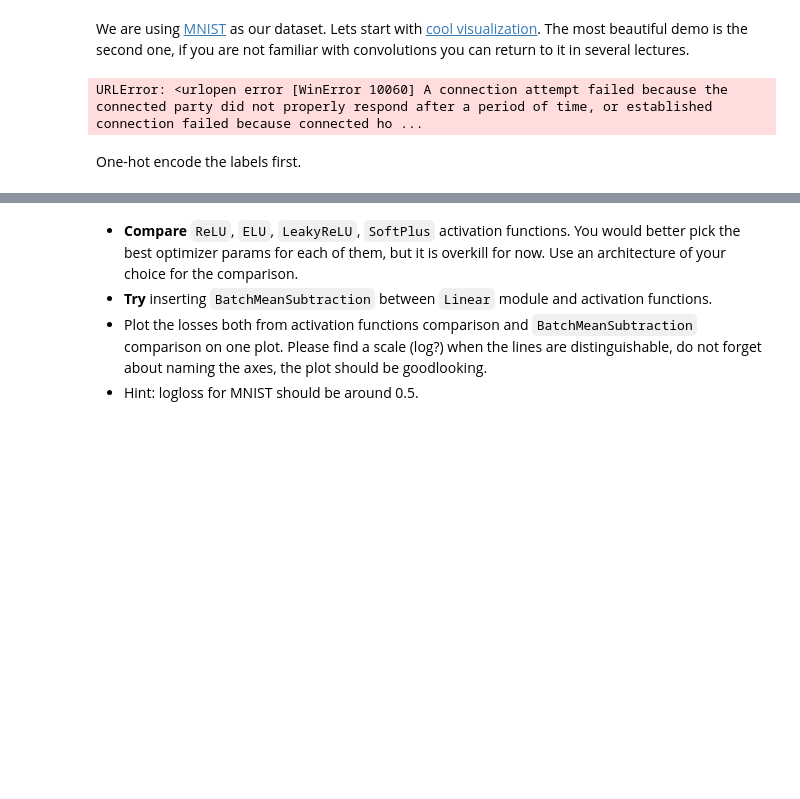
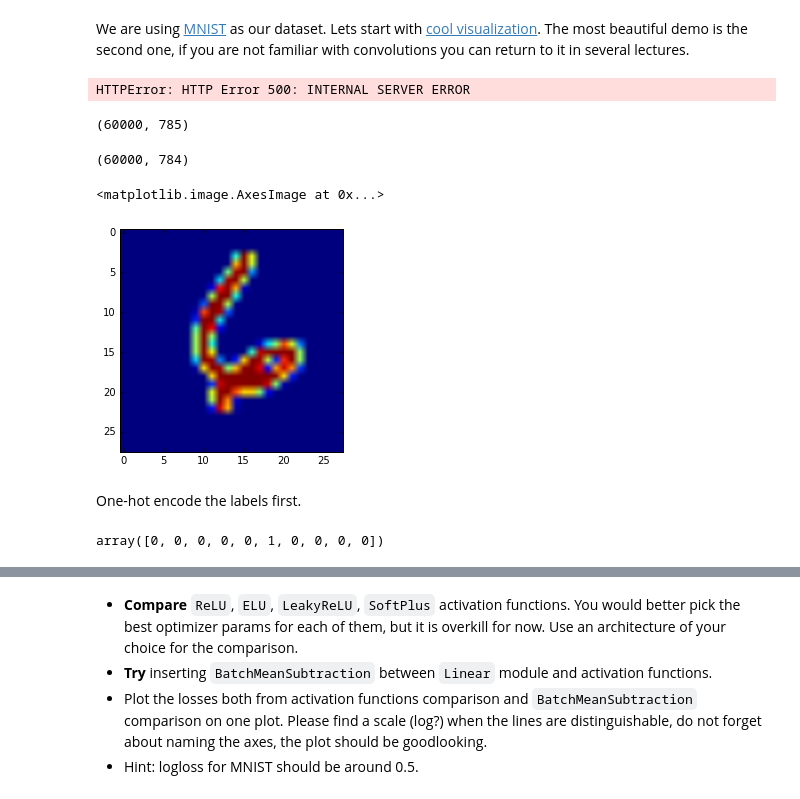
Before and after one commit to Ekovarskiy/DeepLearn, a Jupyter notebook: HW3_main.ipynb, the cells around one changed output, grey strips where cells are left out. Saved outputs shown, nothing was run; the diff lists cells and outputs as text; code cells hidden in the pictures; blank space fills up the shorter version.

```diff
--- a/HW3_main.ipynb
+++ b/HW3_main.ipynb
@@ -201,8 +202,15 @@ if os.path.exists('mnist.npz'):
         X = data['X']
         y = data['y']
 else:
-    mnist = fetch_mldata("mnist-original")
+    mnist = fetch_mldata("MNIST original")
     X, y = mnist.data / 255.0, mnist.target
     np.savez('mnist.npz', X=X, y=y)
 # %% [output]
-URLError: <urlopen error [WinError 10060] A connection attempt failed because the connected party did not properly respond after a period of time, or established connection failed because connected ho ...
+HTTPError: HTTP Error 500: INTERNAL SERVER ERROR
+# %%
+import pandas as pd
+mnist_df=pd.read_csv('mnist_train.csv',header=None)
+# %%
+mnist_df.values.shape
+# %% [output]
+(60000, 785)
@@ -209,2 +219,12 @@ URLError: <urlopen error [WinError 10060] A connection attempt failed because th
+# %%
+X = mnist_df.values[:,1:]
+X.shape
+# %% [output]
+(60000, 784)
+# %%
+plt.imshow(X[59000].reshape(28,28))
+# %% [output]
+<matplotlib.image.AxesImage at 0x...>
+[figure, added]
 # %% [markdown]
 One-hot encode the labels first.
@@ -212,0 +239,4 @@ One-hot encode the labels first.
+# %%
+y_[0]
+# %% [output]
+array([0, 0, 0, 0, 0, 1, 0, 0, 0, 0])
```
Also changed, not shown: parts of 5 cells of this notebook, 1 other file.
